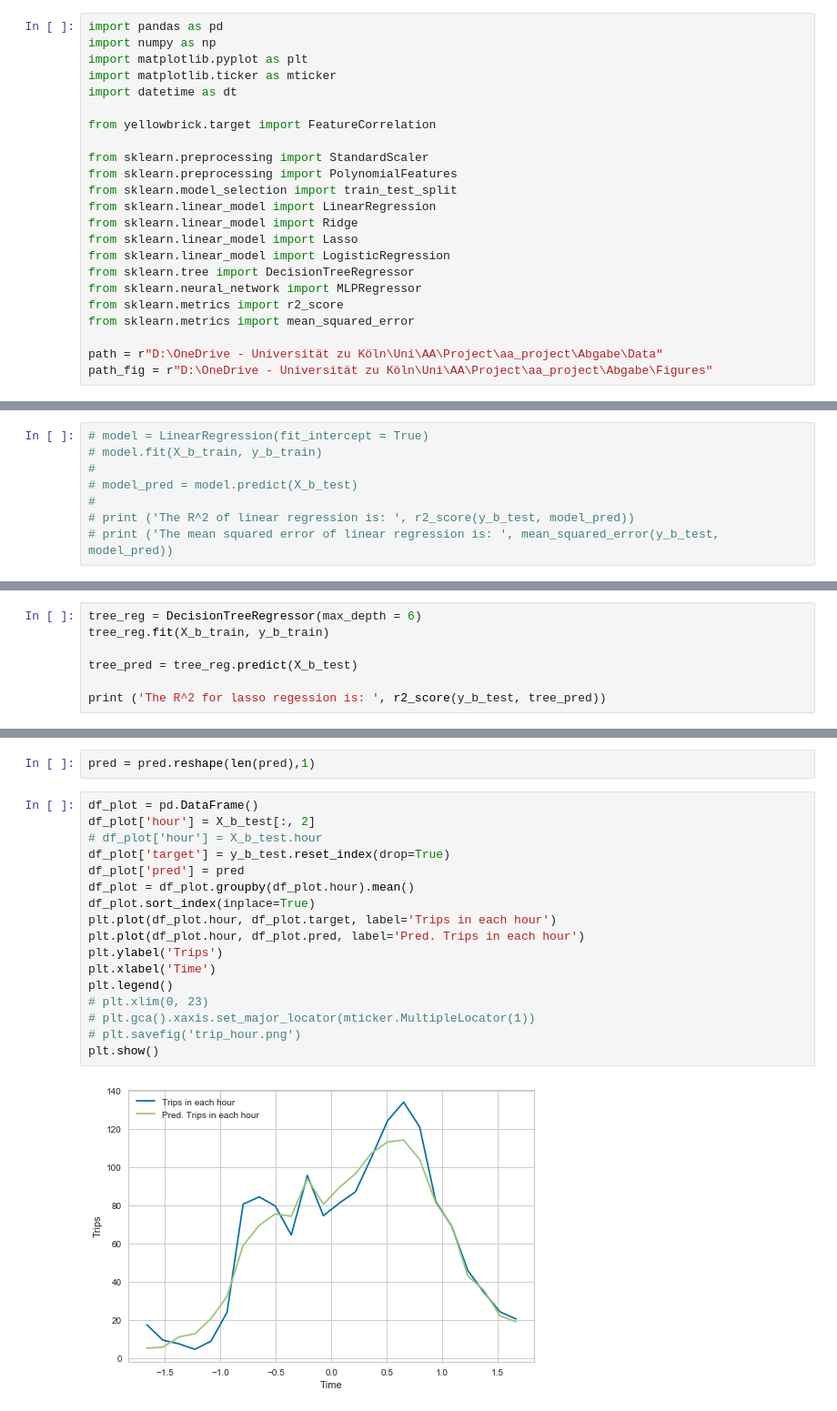
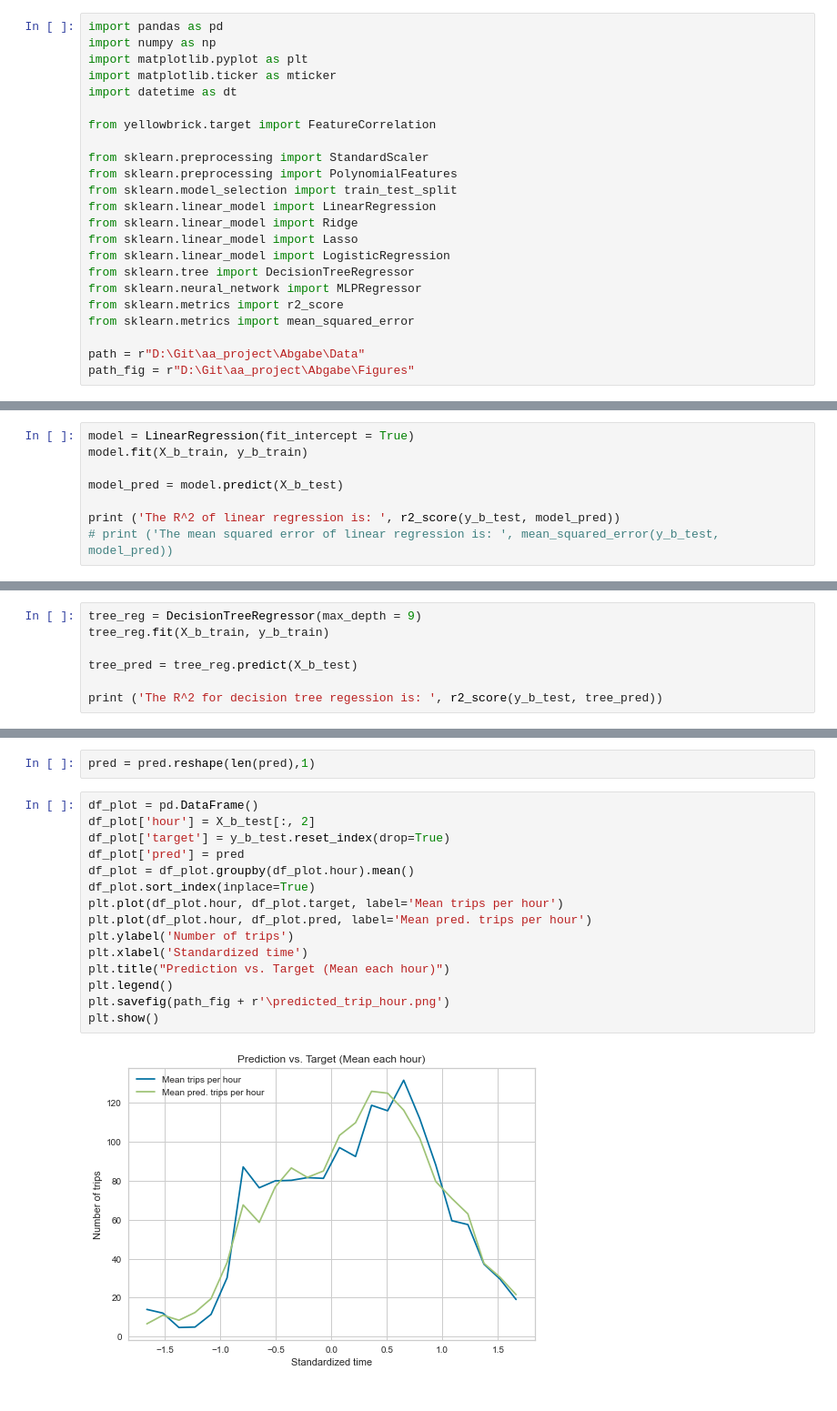
Before and after one commit to lesar64/aa_project, a Jupyter notebook: Abgabe/part_4_predictive_analysis.ipynb, the cells around one changed output, grey strips where cells are left out. Shown at 91% size. Saved outputs shown, nothing was run; the diff lists cells and outputs as text.

Commit message:
Notebook for predictive analysis and pngs

```diff
--- a/Abgabe/part_4_predictive_analysis.ipynb
+++ b/Abgabe/part_4_predictive_analysis.ipynb
@@ -24,5 +24,5 @@ from sklearn.neural_network import MLPRegressor
 from sklearn.metrics import r2_score
 from sklearn.metrics import mean_squared_error
 
-path = r"D:\OneDrive - Universität zu Köln\Uni\AA\Project\aa_project\Abgabe\Data"
-path_fig = r"D:\OneDrive - Universität zu Köln\Uni\AA\Project\aa_project\Abgabe\Figures"
+path = r"D:\Git\aa_project\Abgabe\Data"
+path_fig = r"D:\Git\aa_project\Abgabe\Figures"
@@ -173,8 +168,8 @@ X_b_train, X_b_test, y_b_train, y_b_test = train_test_split(X_b, y_b, test_size=
 # %%
-# model = LinearRegression(fit_intercept = True)
-# model.fit(X_b_train, y_b_train)
-#
-# model_pred = model.predict(X_b_test)
-#
-# print ('The R^2 of linear regression is: ', r2_score(y_b_test, model_pred))
+model = LinearRegression(fit_intercept = True)
+model.fit(X_b_train, y_b_train)
+
+model_pred = model.predict(X_b_test)
+
+print ('The R^2 of linear regression is: ', r2_score(y_b_test, model_pred))
 # print ('The mean squared error of linear regression is: ', mean_squared_error(y_b_test, model_pred))
@@ -263,8 +224,8 @@ The mean squared error for lasso regession is:  17.640196010983292
 # %%
-tree_reg = DecisionTreeRegressor(max_depth = 6)
+tree_reg = DecisionTreeRegressor(max_depth = 9)
 tree_reg.fit(X_b_train, y_b_train)
 
 tree_pred = tree_reg.predict(X_b_test)
 
-print ('The R^2 for lasso regession is: ', r2_score(y_b_test, tree_pred))
+print ('The R^2 for decision tree regession is: ', r2_score(y_b_test, tree_pred))
 # %% [output]
@@ -304,19 +286,17 @@ pred = pred.reshape(len(pred),1)
 # %%
 df_plot = pd.DataFrame()
 df_plot['hour'] = X_b_test[:, 2]
-# df_plot['hour'] = X_b_test.hour
 df_plot['target'] = y_b_test.reset_index(drop=True)
 df_plot['pred'] = pred
 df_plot = df_plot.groupby(df_plot.hour).mean()
 df_plot.sort_index(inplace=True)
-plt.plot(df_plot.hour, df_plot.target, label='Trips in each hour')
-plt.plot(df_plot.hour, df_plot.pred, label='Pred. Trips in each hour')
-plt.ylabel('Trips')
-plt.xlabel('Time')
+plt.plot(df_plot.hour, df_plot.target, label='Mean trips per hour')
+plt.plot(df_plot.hour, df_plot.pred, label='Mean pred. trips per hour')
+plt.ylabel('Number of trips')
+plt.xlabel('Standardized time')
+plt.title("Prediction vs. Target (Mean each hour)")
 plt.legend()
-# plt.xlim(0, 23)
-# plt.gca().xaxis.set_major_locator(mticker.MultipleLocator(1))
-# plt.savefig('trip_hour.png')
+plt.savefig(path_fig + r'\predicted_trip_hour.png')
 plt.show()
 # %% [output]
-[figure, old version]
+[figure, new version]
```
Also changed, not shown: parts of 39 cells of this notebook, 4 other files.
